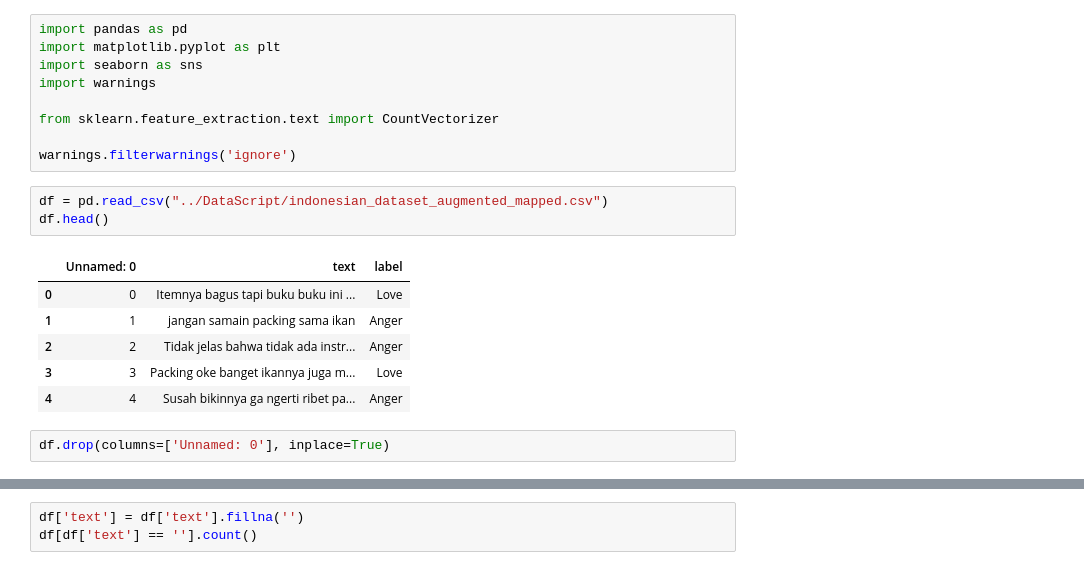
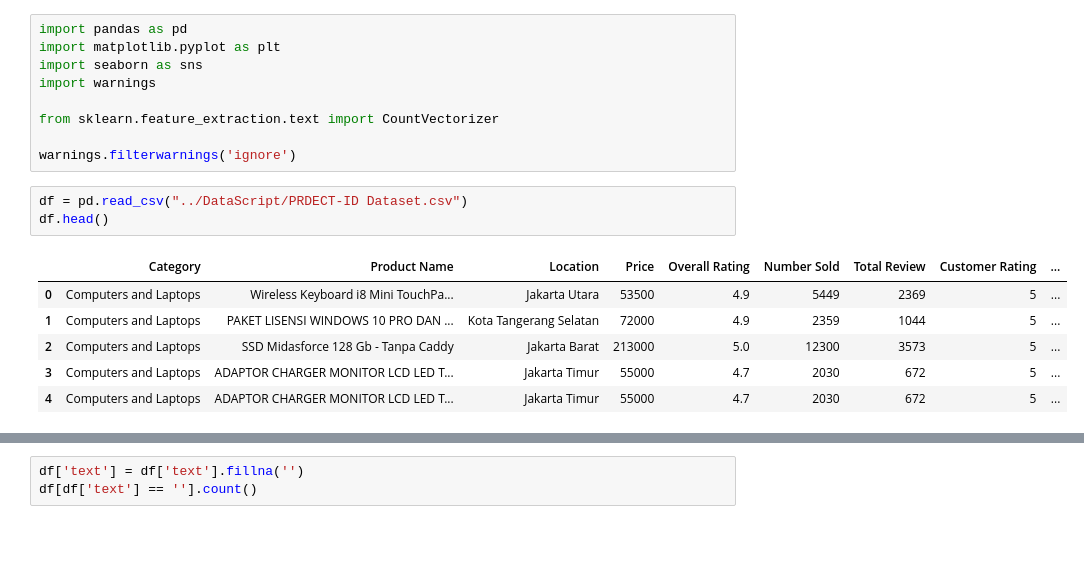
Before and after one commit to wllchrst/prethesis-experiments, a Jupyter notebook: Analysis/eda_indonesian_dataset.ipynb, the cells around one changed output, grey strips where cells are left out. Saved outputs shown, nothing was run; the diff lists cells and outputs as text; blank space fills up the shorter version.

Commit message:
feat: eda and dataset

```diff
--- a/Analysis/eda_indonesian_dataset.ipynb
+++ b/Analysis/eda_indonesian_dataset.ipynb
@@ -10,14 +10,12 @@ from sklearn.feature_extraction.text import CountVectorizer
 
 warnings.filterwarnings('ignore')
 # %%
-df = pd.read_csv("../DataScript/indonesian_dataset_augmented_mapped.csv")
+df = pd.read_csv("../DataScript/PRDECT-ID Dataset.csv")
 df.head()
 # %% [output]
-|  | Unnamed: 0 | text | label |
-| 0 | 0 | Itemnya bagus tapi buku buku ini ... | Love |
-| 1 | 1 | jangan samain packing sama ikan | Anger |
-| 2 | 2 | Tidak jelas bahwa tidak ada instr... | Anger |
-| 3 | 3 | Packing oke banget ikannya juga m... | Love |
-| 4 | 4 | Susah bikinnya ga ngerti ribet pa... | Anger |
+|  | Category | Product Name | Location | Price | Overall Rating | Number Sold | Total Review | Customer Rating | ... |
+| 0 | Computers and Laptops | Wireless Keyboard i8 Mini TouchPa... | Jakarta Utara | 53500 | 4.9 | 5449 | 2369 | 5 | ... |
+| 1 | Computers and Laptops | PAKET LISENSI WINDOWS 10 PRO DAN ... | Kota Tangerang Selatan | 72000 | 4.9 | 2359 | 1044 | 5 | ... |
+| 2 | Computers and Laptops | SSD Midasforce 128 Gb - Tanpa Caddy | Jakarta Barat | 213000 | 5.0 | 12300 | 3573 | 5 | ... |
+| 3 | Computers and Laptops | ADAPTOR CHARGER MONITOR LCD LED T... | Jakarta Timur | 55000 | 4.7 | 2030 | 672 | 5 | ... |
+| 4 | Computers and Laptops | ADAPTOR CHARGER MONITOR LCD LED T... | Jakarta Timur | 55000 | 4.7 | 2030 | 672 | 5 | ... |
-# %%
-df.drop(columns=['Unnamed: 0'], inplace=True)
```
Also changed, not shown: parts of 2 cells of this notebook, 1 other file.
